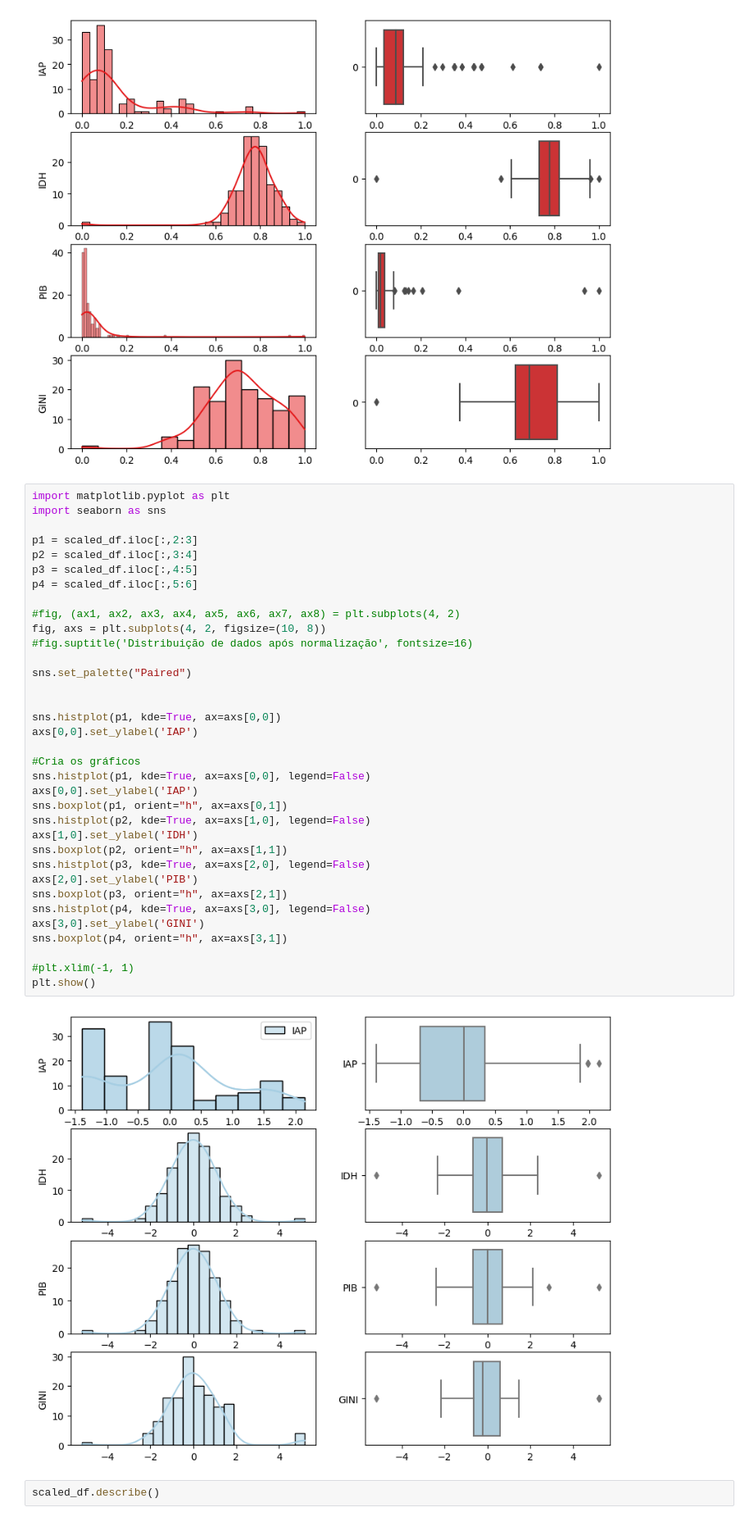
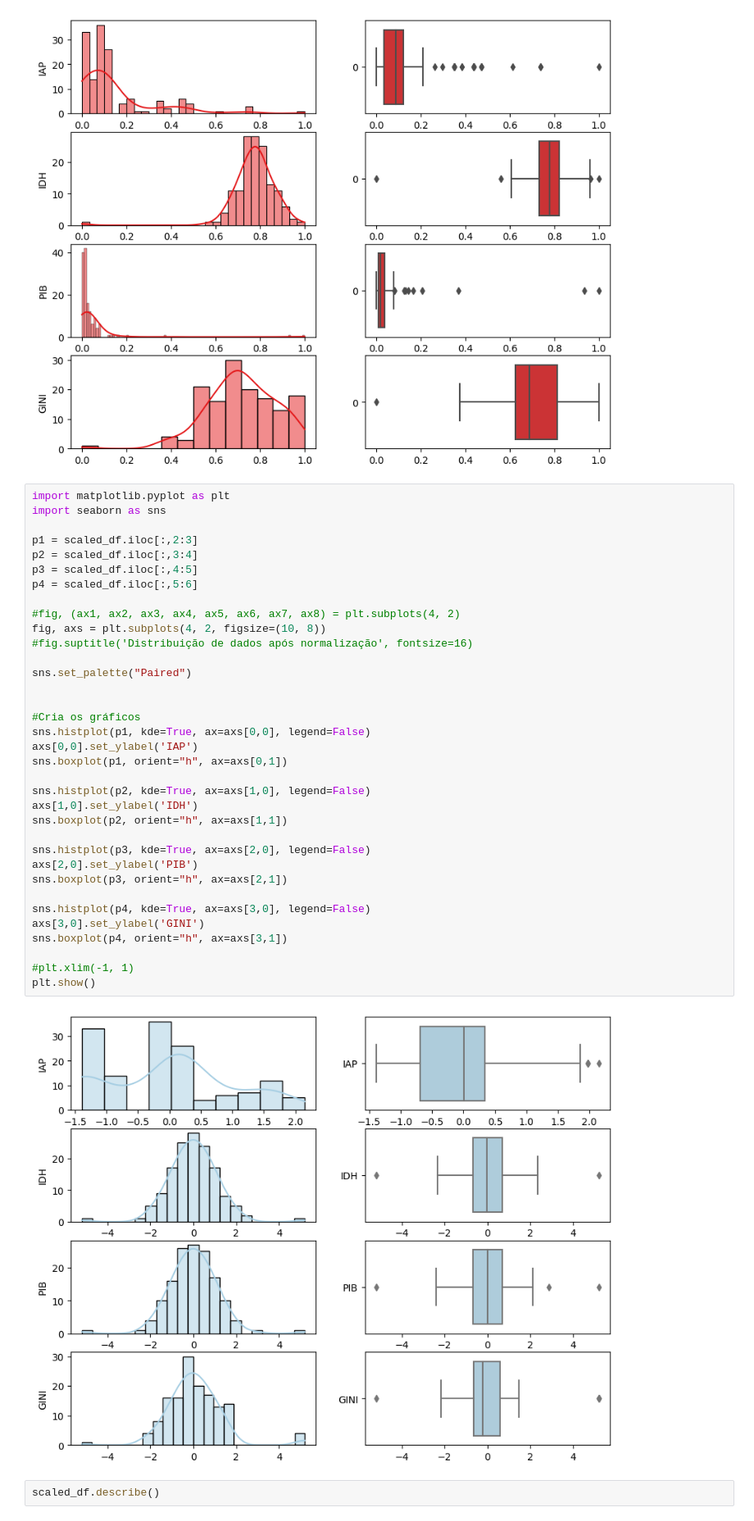
Before and after one commit to jlucioDev/woman_victims_v2, a Jupyter notebook: main.ipynb, the cells around one changed output. Shown at 82% size. Saved outputs shown, nothing was run; the diff lists cells and outputs as text.

```diff
--- a/main.ipynb
+++ b/main.ipynb
@@ -265,37 +265,37 @@ import seaborn as sns
 
 p1 = scaled_df.iloc[:,2:3]
 p2 = scaled_df.iloc[:,3:4]
 p3 = scaled_df.iloc[:,4:5]
 p4 = scaled_df.iloc[:,5:6]
 
 #fig, (ax1, ax2, ax3, ax4, ax5, ax6, ax7, ax8) = plt.subplots(4, 2)
 fig, axs = plt.subplots(4, 2, figsize=(10, 8))
 #fig.suptitle('Distribuição de dados após normalização', fontsize=16)
 
 sns.set_palette("Paired")
 
 
-sns.histplot(p1, kde=True, ax=axs[0,0])
-axs[0,0].set_ylabel('IAP')
-
 #Cria os gráficos
 sns.histplot(p1, kde=True, ax=axs[0,0], legend=False)
 axs[0,0].set_ylabel('IAP')
 sns.boxplot(p1, orient="h", ax=axs[0,1])
+
 sns.histplot(p2, kde=True, ax=axs[1,0], legend=False)
 axs[1,0].set_ylabel('IDH')
 sns.boxplot(p2, orient="h", ax=axs[1,1])
+
 sns.histplot(p3, kde=True, ax=axs[2,0], legend=False)
 axs[2,0].set_ylabel('PIB')
 sns.boxplot(p3, orient="h", ax=axs[2,1])
+
 sns.histplot(p4, kde=True, ax=axs[3,0], legend=False)
 axs[3,0].set_ylabel('GINI')
 sns.boxplot(p4, orient="h", ax=axs[3,1])
 
 #plt.xlim(-1, 1)
 plt.show()
 # %% [output]
-[figure, old version]
+[figure, new version]
 # %%
 scaled_df.describe()
 # %% [output]
```
Also changed, not shown: parts of 4 cells of this notebook.
